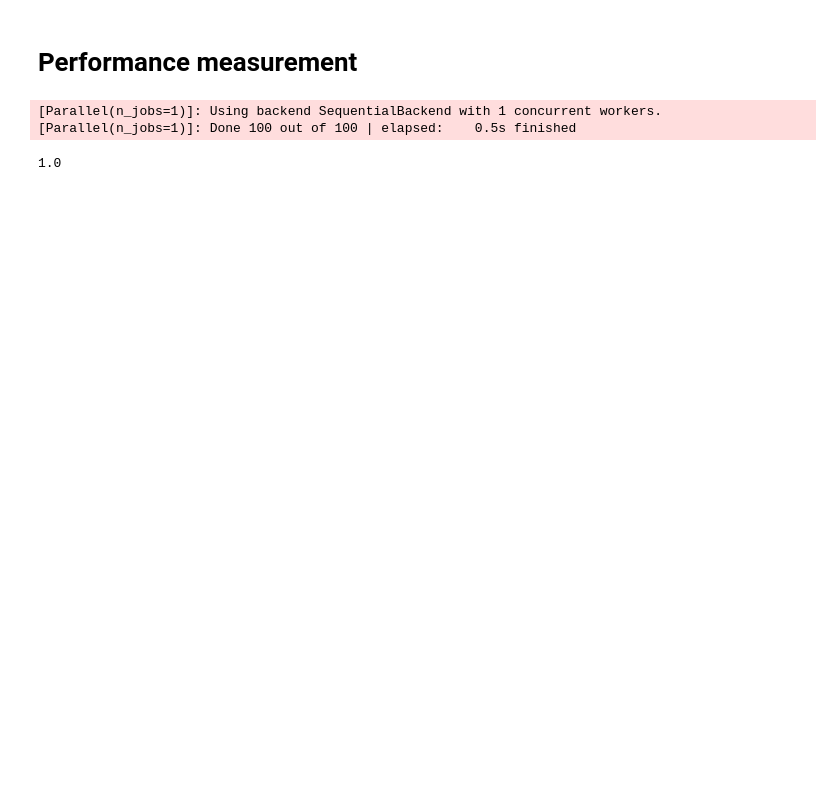
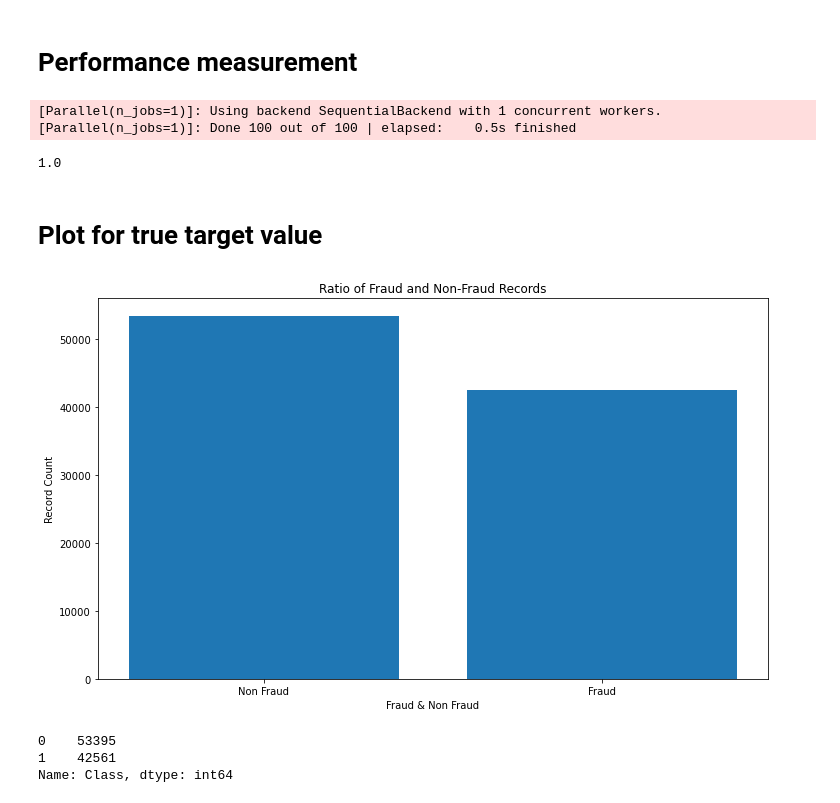
Before and after one commit to yash0307jain/credit-card-fraud-detection, a Jupyter notebook: fraud-detection.ipynb, the cells around one changed output. Cells and saved outputs as stored; diff of their text form; code cells hidden in the pictures; blank space fills up the shorter version.

Commit message:
checking with plot how many values belong to which class

```diff
--- a/fraud-detection.ipynb
+++ b/fraud-detection.ipynb
@@ -174,3 +179,16 @@ roc_auc_score(y_test, model.predict_proba(X_test)[:,1])
 [Parallel(n_jobs=1)]: Using backend SequentialBackend with 1 concurrent workers.
 [Parallel(n_jobs=1)]: Done 100 out of 100 | elapsed:    0.5s finished
 1.0
+# %% [markdown]
+# Plot for true target value
+# %%
+# for true target value
+plot_for_ratio(y_test)
+# %% [output]
+[figure, added]
+# %%
+y_test.value_counts()
+# %% [output]
+0    53395
+1    42561
+Name: Class, dtype: int64
```
Also changed, not shown: parts of 5 cells of this notebook.
